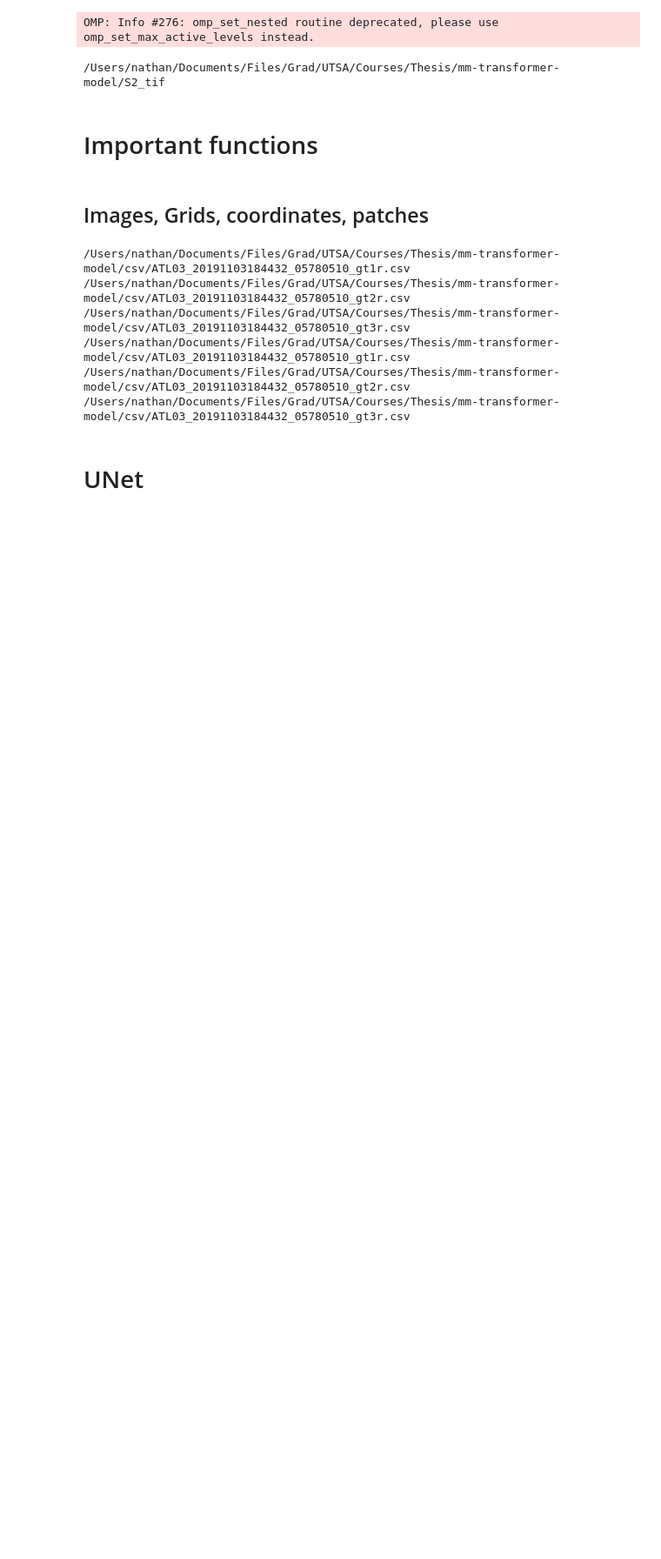
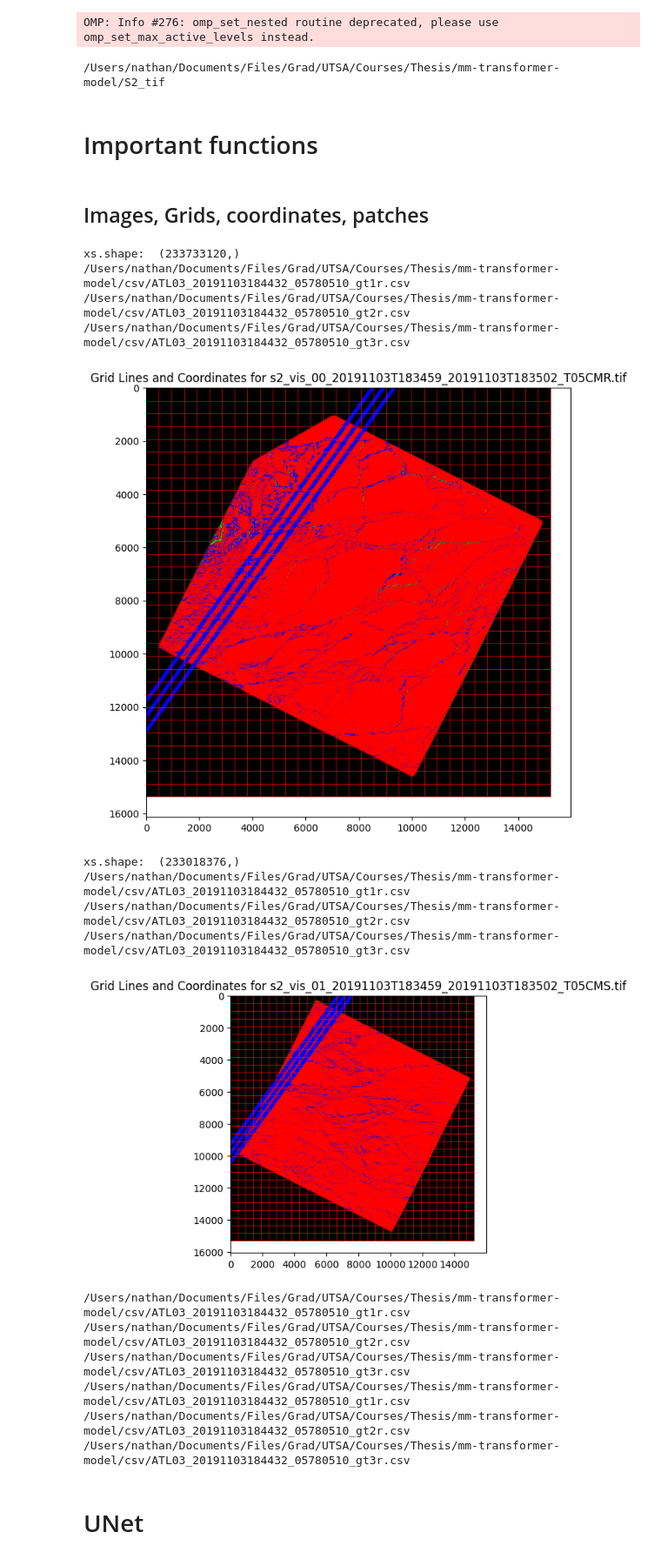
Before and after one commit to nathan-g1/mm-transformer-model, a Jupyter notebook: src/MMDL.ipynb, the cells around one changed output. Shown: that part at 87% size. Drawn from its saved outputs; the diff is of its cells as text; code cells hidden in the pictures; blank space fills up the shorter version.

Commit message:
Avoid image to RGB conversion
- For coordinate to image mapping

```diff
--- a/src/MMDL.ipynb
+++ b/src/MMDL.ipynb
@@ -214,28 +214,24 @@ import matplotlib
 fig, ax = plt.subplots(figsize=(8, 8))
 
 def plot_grid_and_coordinates(file):
+    # Open image
     img = rasterio.open(file, crs='EPSG:3976')
 
-    raw = img.read(1)
-    raw[raw < 0] = 0
+    # Read the original image without any processing
+    original_img = img.read()
+    # Swap axes to get correct orientation (bands last)
+    original_img = original_img.swapaxes(0, 2)
+    original_img = original_img.swapaxes(0, 1)
 
-    ori = img.read()
-    ori[ori < 0] = 0
-    ori = ori.swapaxes(0, 1)
-    ori = ori.swapaxes(1, 2)
+    # Get dimensions from original image
+    height = original_img.shape[0]
+    width = original_img.shape[1]
 
-    img_array = shadow_cloud_removal(ori)
-    img_array[img_array < 0] = 0
-    img_array = remove(img_array)
-    img_array = rgba2rgb(img_array, background=(0, 0, 0))
-
-    height = img_array.shape[0]
-    width = img_array.shape[1]
+    # Create coordinate grid
     cols, rows = np.meshgrid(np.arange(width), np.arange(height))
     xs, ys = rasterio.transform.xy(img.transform, rows, cols)
     xs = np.array(xs)
     ys = np.array(ys)
-    print("xs.shape: ", xs.shape)
 
     # Convert coordinates to GeoDataFrame
     coordinates_list = get_coordinates_list(file)
@@ -248,43 +244,50 @@ def plot_grid_and_coordinates(file):
 
     # Extract transformed coordinates
     gdf['x'] = gdf.geometry.apply(lambda x: x.x)
     gdf['y'] = gdf.geometry.apply(lambda x: x.y)
 
-    # Filter coordinates to match the image's coordinate bounds
+    # Filter coordinates
     df = pd.DataFrame(gdf)
     x_min = xs.min()
     x_max = xs.max()
     y_min = ys.min()
     y_max = ys.max()
-    df = df[(df["x"] >= x_min) & (df["x"] <= x_max) & (df["y"] >= y_min) & (df["y"] <= y_max)]
+    df = df[(df["x"] >= x_min) & (df["x"] <= x_max) &
+            (df["y"] >= y_min) & (df["y"] <= y_max)]
 
     # Map coordinates to pixel indices
     pixel_coords = [img.index(x, y) for x, y in zip(df['x'], df['y'])]
 
     # Generate grid lines
     x_coords = np.linspace(0, width, 33)
     y_coords = np.linspace(0, height, 33)
 
-    # Plot grid lines and coordinates
-    # fig, ax = plt.subplots(figsize=(8, 8))
-    plt.imshow(img_array, cmap='gray')
+    # Plot
+    plt.imshow(original_img)  # Plot original image without any processing
     plt.vlines(x_coords, 0, height, color='red', linewidth=0.5)
     plt.hlines(y_coords, 0, width, color='red', linewidth=0.5)
-    d = zip(*pixel_coords)
+
     rows, cols = zip(*pixel_coords)
-
     plt.scatter(cols, rows, color='blue', s=2)
 
     plt.title(f'Grid Lines and Coordinates for {os.path.basename(file)}')
-    # output_path = os.path.join(path1, f'grid_images/{os.path.basename(file)}_grid_coordinates_with_tracks.png')
-    # plt.savefig(output_path)
     plt.show()
-
 
 
 # Plot grid lines and coordinates for the first two files
 for file in tiff_files[:2]:
     plot_grid_and_coordinates(file)
+# %% [output]
+xs.shape:  (233733120,)
+/Users/nathan/Documents/Files/Grad/UTSA/Courses/Thesis/mm-transformer-model/csv/ATL03_20191103184432_05780510_gt1r.csv
+/Users/nathan/Documents/Files/Grad/UTSA/Courses/Thesis/mm-transformer-model/csv/ATL03_20191103184432_05780510_gt2r.csv
+/Users/nathan/Documents/Files/Grad/UTSA/Courses/Thesis/mm-transformer-model/csv/ATL03_20191103184432_05780510_gt3r.csv
+[figure, added]
+xs.shape:  (233018376,)
+/Users/nathan/Documents/Files/Grad/UTSA/Courses/Thesis/mm-transformer-model/csv/ATL03_20191103184432_05780510_gt1r.csv
+/Users/nathan/Documents/Files/Grad/UTSA/Courses/Thesis/mm-transformer-model/csv/ATL03_20191103184432_05780510_gt2r.csv
+/Users/nathan/Documents/Files/Grad/UTSA/Courses/Thesis/mm-transformer-model/csv/ATL03_20191103184432_05780510_gt3r.csv
+[figure, added]
 # %%
 def create_patches_from_coordinates(file):
     img = rasterio.open(file, crs='EPSG:3976')
```
